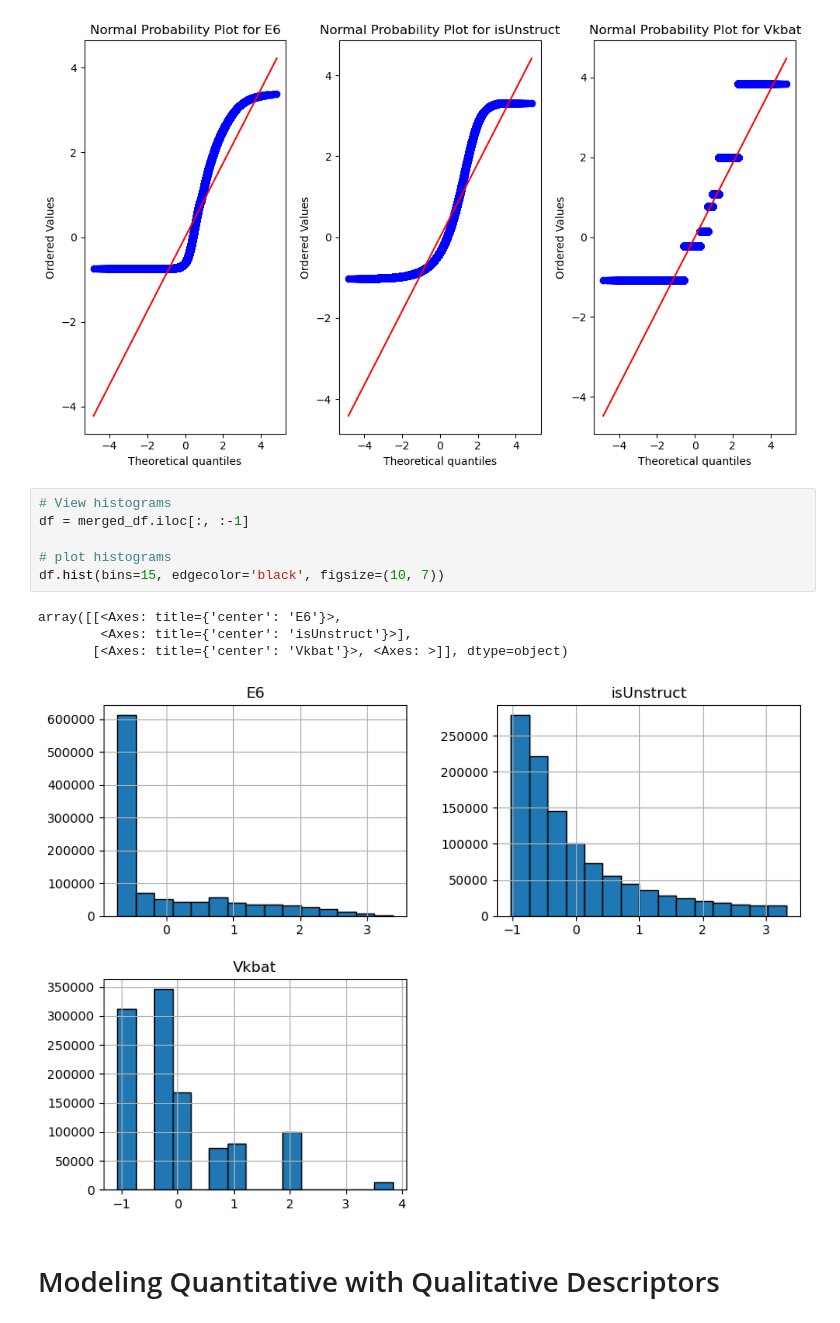
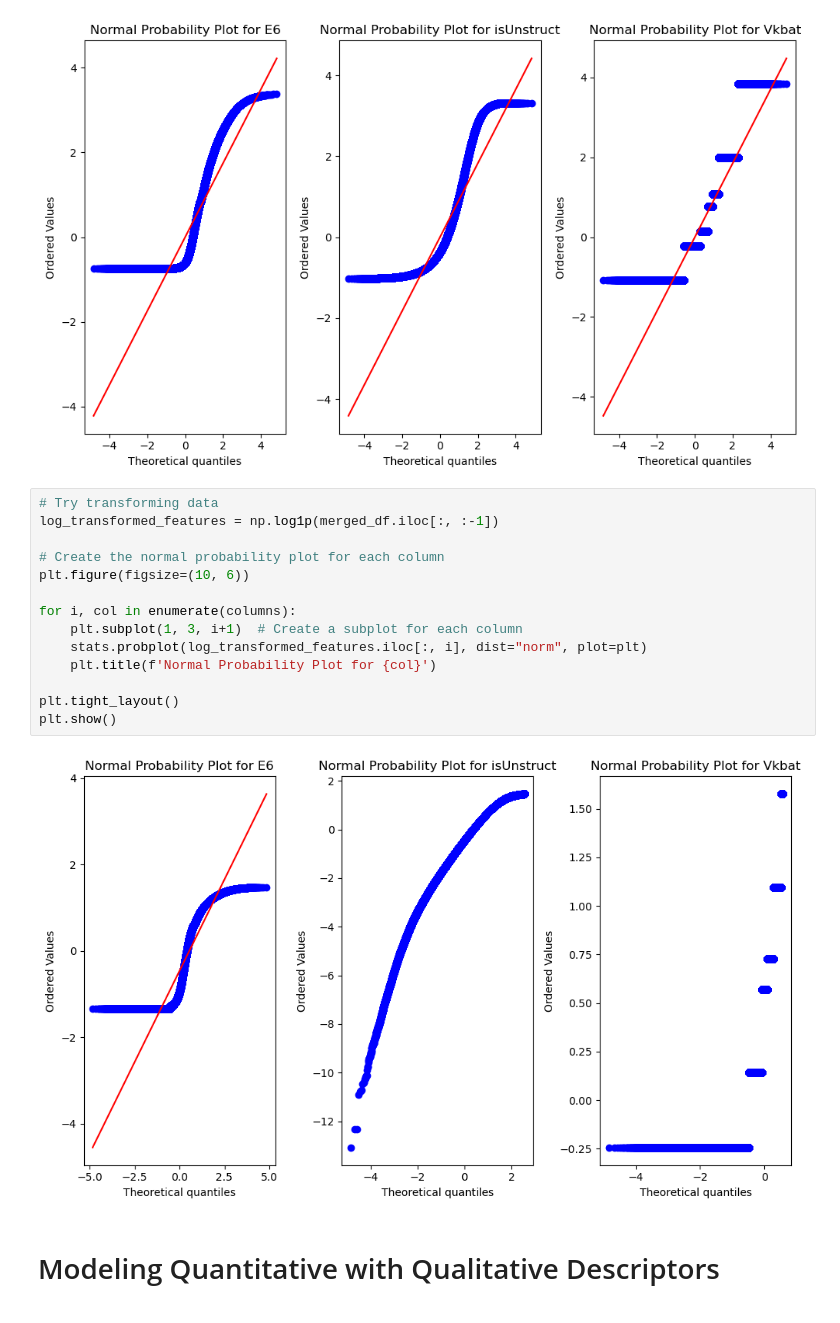
Before and after one commit to cristopher-d-delgado/research-LustigGroup-SJSU, a Jupyter notebook: modeling.ipynb, the cells around one changed output. Saved outputs shown, nothing was run; the diff lists cells and outputs as text.

Commit message:
tried log transform

```diff
--- a/modeling.ipynb
+++ b/modeling.ipynb
@@ -516,17 +517,22 @@ plt.tight_layout()
 plt.show()
 # %% [output]
 [figure]
-# %%
-# View histograms
-df = merged_df.iloc[:, :-1]
-
-# plot histograms
-df.hist(bins=15, edgecolor='black', figsize=(10, 7))
-# %% [output]
-array([[<Axes: title={'center': 'E6'}>,
-        <Axes: title={'center': 'isUnstruct'}>],
-       [<Axes: title={'center': 'Vkbat'}>, <Axes: >]], dtype=object)
-[figure, removed]
+# %%
+# Try transforming data
+log_transformed_features = np.log1p(merged_df.iloc[:, :-1])
+
+# Create the normal probability plot for each column
+plt.figure(figsize=(10, 6))
+
+for i, col in enumerate(columns):
+    plt.subplot(1, 3, i+1)  # Create a subplot for each column
+    stats.probplot(log_transformed_features.iloc[:, i], dist="norm", plot=plt)
+    plt.title(f'Normal Probability Plot for {col}')
+
+plt.tight_layout()
+plt.show()
+# %% [output]
+[figure, added]
 # %% [markdown]
 # Modeling Quantitative with Qualitative Descriptors
 # %%
```
Also changed, not shown: parts of 3 cells of this notebook.
